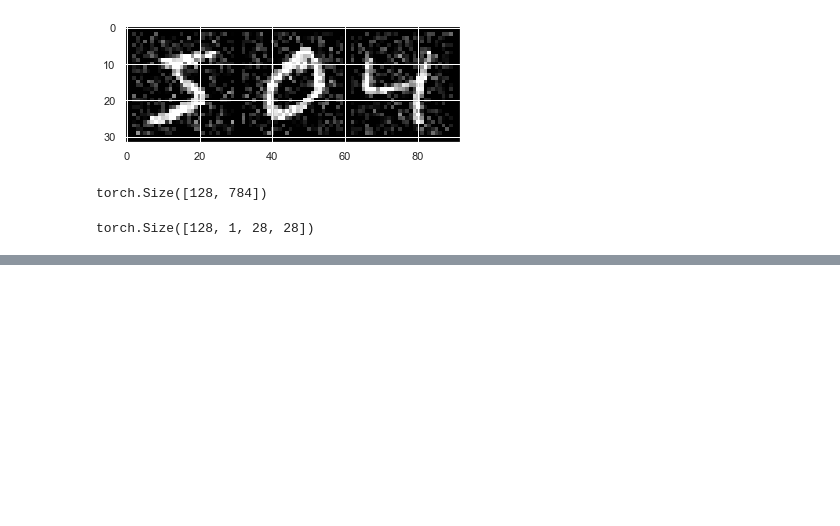
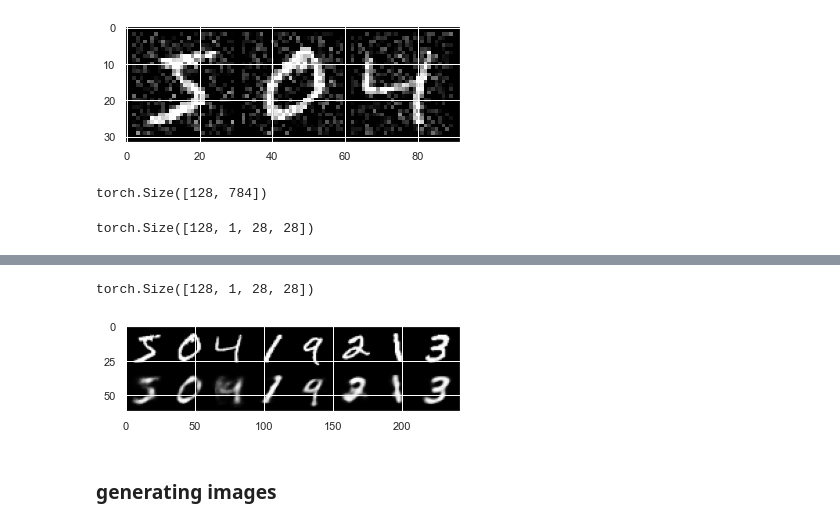
Before and after one commit to cheikh06/AE_Project, a Jupyter notebook: Denoising of corrupted data.ipynb, the cells around one changed output, grey strips where cells are left out. Cells and saved outputs as stored; diff of their text form; code cells hidden in the pictures; blank space fills up the shorter version.

Commit message:
generating sample

```diff
--- a/Denoising of corrupted data.ipynb
+++ b/Denoising of corrupted data.ipynb
@@ -241,0 +208,7 @@ show_image(data_new)
+# %%
+lr=0.0001
+
+
+model=VAe()
+criterion=nn.BCELoss(reduction='sum')
+optimizer=torch.optim.Adam(model.parameters(),lr=lr)
@@ -241,0 +252,20 @@ show_image(data_new)
+# %%
+data_iter=iter(data_load)
+img,_=next(data_iter)
+# %%
+img.size()
+# %% [output]
+torch.Size([128, 1, 28, 28])
+# %%
+model=model.eval()
+with torch.no_grad():
+    recons,_,_=model(img.view(img.size(0),-1))
+# %%
+A=torch.cat((img.view(128, 1, 28, 28)[:8],
+                                  recons.view(128, 1, 28, 28)[:8]))
+# %%
+imshow(torchvision.utils.make_grid(A))
+# %% [output]
+[figure, added]
+# %% [markdown]
+### generating images
```
Also changed, not shown: parts of 23 cells of this notebook.
